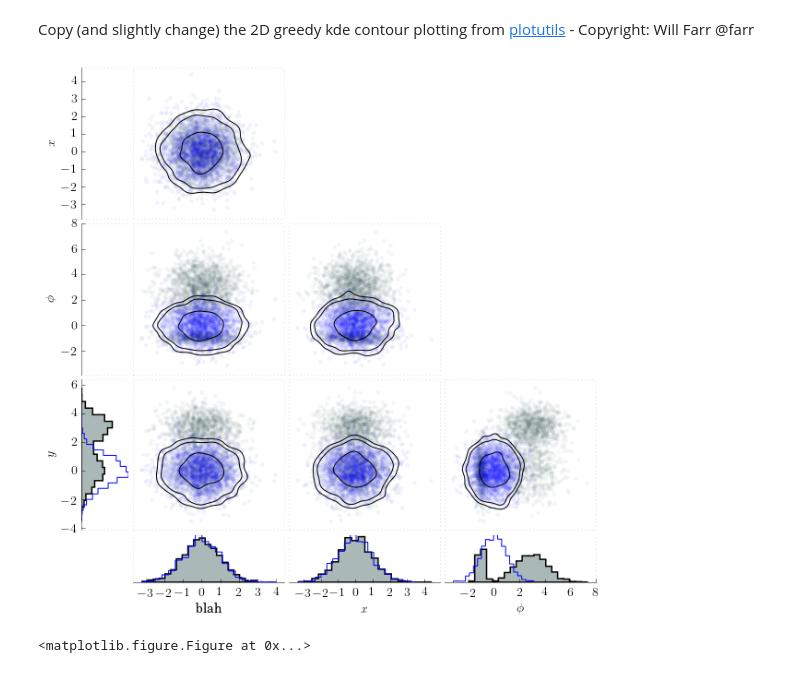
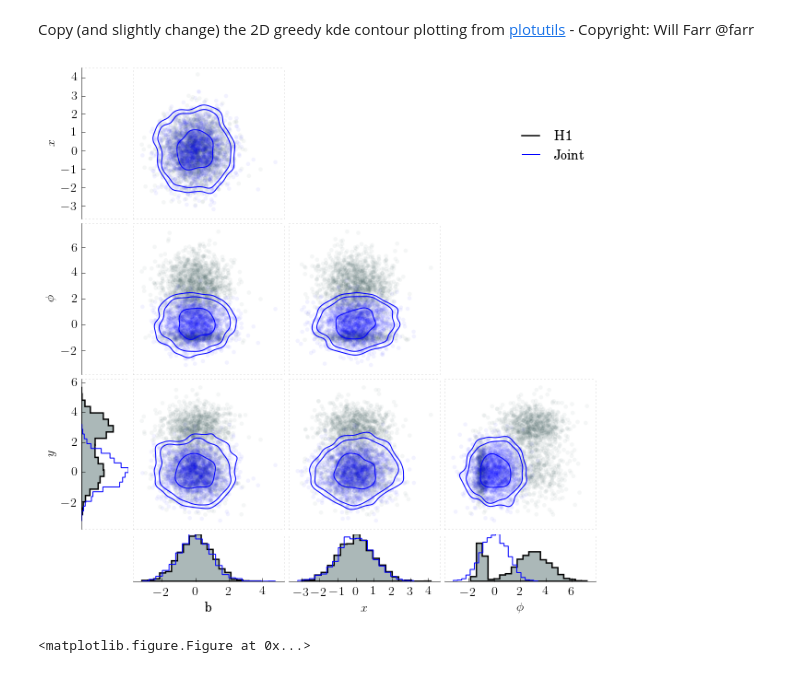
Before and after one commit to mattpitkin/scotchcorner, a Jupyter notebook: newcorner.ipynb, the cells around one changed output. Cells and saved outputs as stored; diff of their text form; code cells hidden in the pictures.

Commit message:
Some fixes to the legend

```diff
--- a/newcorner.ipynb
+++ b/newcorner.ipynb
@@ -5,13 +5,16 @@ from __future__ import print_function
 
 import matplotlib as mpl
 from matplotlib import pyplot as pl
+from matplotlib.lines import Line2D
 
 mplparams = {
       'text.usetex': True, # use LaTeX for all text
       'axes.linewidth': 0.5, # set axes linewidths to 0.5
       'axes.grid': False, # add a grid
       'font.family': 'serif',
-      'font.size': 14 }
+      'font.size': 14,
+      'legend.fontsize': 'medium',
+      'legend.frameon': False}
 
 mpl.rcParams.update(mplparams)
 # %%
@@ -43,7 +46,7 @@ x[1000:2000, 3] = 3.+0.75*np.random.randn(1000)
 
 showlims = True
 
-labels = ['blah', '$x$', '$\phi$', '$y$']
+labels = ['b', '$x$', '$\phi$', '$y$']
 
 class newcorner:
     """
@@ -59,6 +62,7 @@ class newcorner:
         self.showcontours = showcontours
         self.scatter_kwargs = scatter_kwargs
         self.contour_kwargs = contour_kwargs
+        self.legend_labels = []
 
         # set default hist_kwargs
         self.hist_kwargs = {'bins': 20, 'histtype': 'stepfilled', 'color': 'lightslategrey', 'alpha': 0.4, 'edgecolor': 'lightslategray', 'linewidth': 1.5}
@@ -78,6 +82,14 @@ class newcorner:
         # create grid
         gridsize = self.ratio*(self.ndims-1) + 1
         gs = gridspec.GridSpec(gridsize, gridsize, wspace=0.1, hspace=0.1)
+
+        # empty axes to hold any legend information
+        self.legendaxis = f.add_subplot(gs[0:ratio,((self.ndims-1)*ratio+1):(1+(self.ndims)*ratio)])
+        for loc in ['top', 'right', 'left', 'bottom']:
+            self.legendaxis.spines[loc].set_visible(False) # remove borders
+        pl.setp(self.legendaxis.get_xticklabels(), visible=False) # remove xtick labels
+        pl.setp(self.legendaxis.get_yticklabels(), visible=False) # remove ytick labels
+        self.legendaxis.tick_params(bottom='off', top='off', left='off', right='off') # remove tick marks
 
         # create figure axes
         for i in range(ndims-1):
@@ -134,7 +146,7 @@ class newcorner:
         # create plots
         self._add_plots(data, label=legend)
 
-    def add_data(self, data, hist_kwargs, label=None, showpoints=True, showcontours=False, scatter_kwargs={}, contour_kwargs={}, contour_levels=(0.5, 0.9, 0.95)):
+    def add_data(self, data, hist_kwargs, legend=None, showpoints=True, showcontours=False, scatter_kwargs={}, contour_kwargs={}, contour_levels=(0.5, 0.9, 0.95)):
         """
         Add another data set to the plots, hist_kwargs are required.
         """
@@ -154,7 +166,7 @@ class newcorner:
         self.showcontours = showcontours
         self.contour_kwargs = contour_kwargs
 
-        self._add_plots(data, label=label)
+        self._add_plots(data, label=legend)
 
     def _add_plots(self, data, label=None):
         """
@@ -165,7 +177,16 @@ class newcorner:
 
         # the vertical histogram
         self.histvert[-1].hist(data[:,-1], normed=True, orientation='horizontal', label=label, **self.hist_kwargs)
-        self.histvert[-1].legend(loc='lower right')
+
+        # put legend in the upper right plot
+        _, l1 = self.histvert[-1].get_legend_handles_labels()
+        if self.legend_labels != None:
+            if self.hist_kwargs['histtype'] == 'stepfilled':
+                lc = self.hist_kwargs['edgecolor']
+            else:
+                lc = self.hist_kwargs['color']
+            self.legend_labels.append(Line2D([], [], linewidth=self.hist_kwargs['linewidth'], color=lc)) # create fake line for legend (to use line rather than a box)
+        self.legendaxis.legend(self.legend_labels, l1, loc='upper right')
         if self.labels != None:
             self.histvert[-1].set_ylabel(self.labels[-1])
 
@@ -301,34 +322,34 @@ class newcorner:
                 if cl in cs.cnames:
                     rgbcolor = cs.hex2color(cs.cnames[cl])
                 else:
                     print("histogram color '%s' not recognised. Defaulting to blue" % cl)
                     rgbcolor = cs.hex2color(cs.cnames['blue'])
                 # add facecolor 'fc' to hist_kwargs
                 ctup = rgbcolor + (alpha,)
             else:
                 if len(cl) == 3:
                     ctup = cl + (alpha,)
                 else:
                     ctup = cl
 
             # add tuple (r, g, b, alpha) facecolor 'fc' to hist_kwargs
             self.hist_kwargs['fc'] = ctup
 
     def savefig(self, filename):
         self.fig.savefig(filename)
 
     def get_fig(self):
         return self.fig
 
 #histops = {'histtype': 'stepfilled', 'color': 'firebrick', 'edgecolor': 'firebrick', 'linewidth': 1.5, 'alpha': 0.2}
 histops = {'histtype': 'stepfilled', 'color': 'darkslategrey', 'edgecolor': 'black', 'linewidth': 1.5}
 
 
 # create plot
-p = newcorner(x, labels=labels, showlims=showlims, hist_kwargs=histops)
+p = newcorner(x, labels=labels, showlims=showlims, hist_kwargs=histops, legend='H1')
 
 z = np.random.randn(2000,ndims)
-p.add_data(z, {'histtype': 'step', 'color': 'blue', 'linewidth': 1}, showcontours=True, contour_kwargs={'color': 'blue'})
+p.add_data(z, {'histtype': 'step', 'color': 'blue', 'linewidth': 1}, legend='Joint', showcontours=True, contour_kwargs={'colors': 'blue'})
 # %% [output]
-[figure, old version]
+[figure, new version]
 <matplotlib.figure.Figure at 0x...>
```
